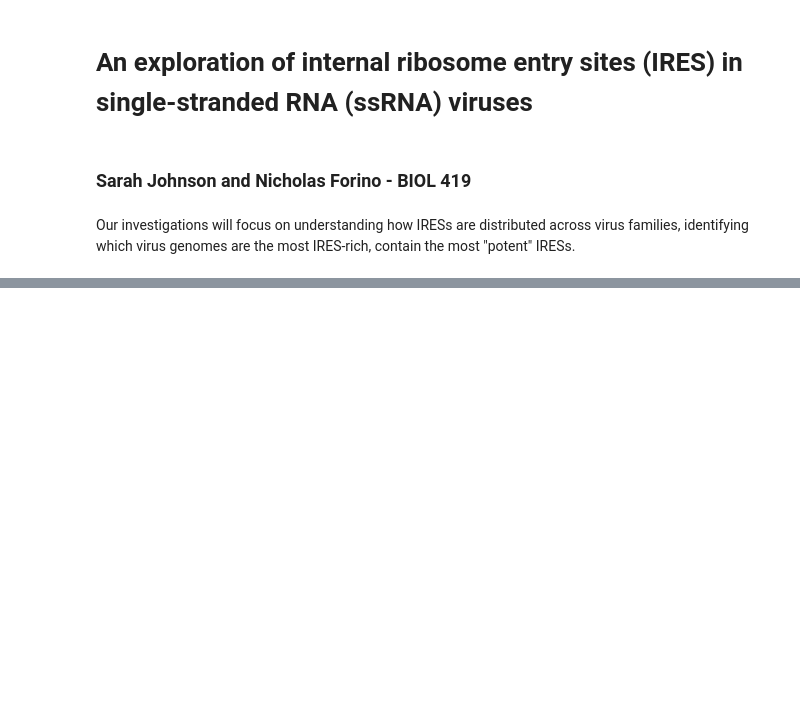
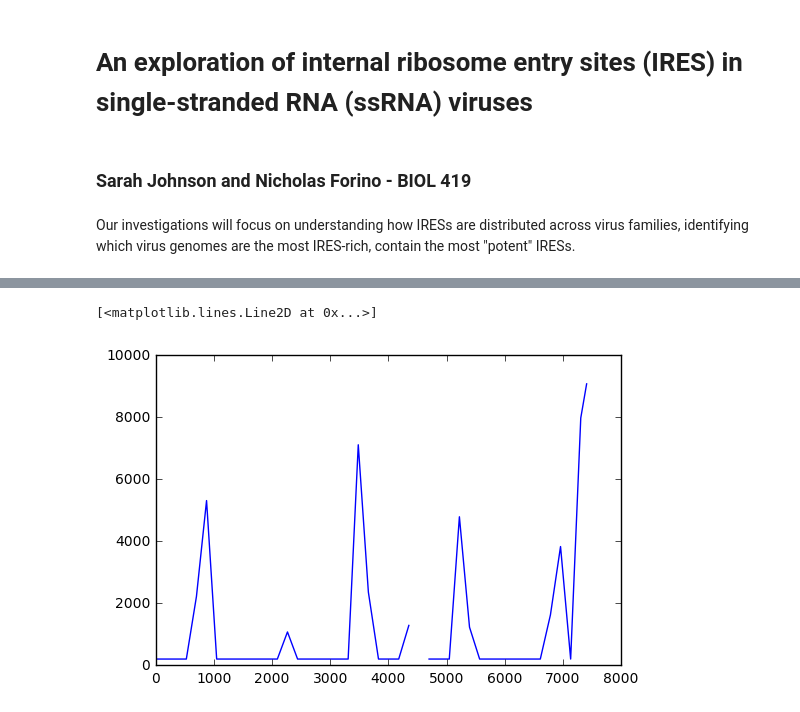
Before and after one commit to sarahj32/IRES_ofthe_Virus, a Jupyter notebook: main code.ipynb, the cells around one changed output, grey strips where cells are left out. Cells and saved outputs as stored; diff of their text form; code cells hidden in the pictures; blank space fills up the shorter version.

```diff
--- a/main code.ipynb
+++ b/main code.ipynb
@@ -22,10 +42,12 @@ data
 # %%
 ############ start of sarah's work ##############
 
 # test with one virus
 swine = data[data['Accession '].str.contains('NC_018668')]
-swine
 plt.plot(swine.loc[:, 'Oligo_start_position'], swine.loc[:, 'eGFP_expression (a.u)'])
+# %% [output]
+[<matplotlib.lines.Line2D at 0x...>]
+[figure, added]
 # %%
 # test with one virus
 swine_position = np.zeros(swine.shape[0])
```
Also changed, not shown: parts of 10 cells of this notebook, 1 other file.
